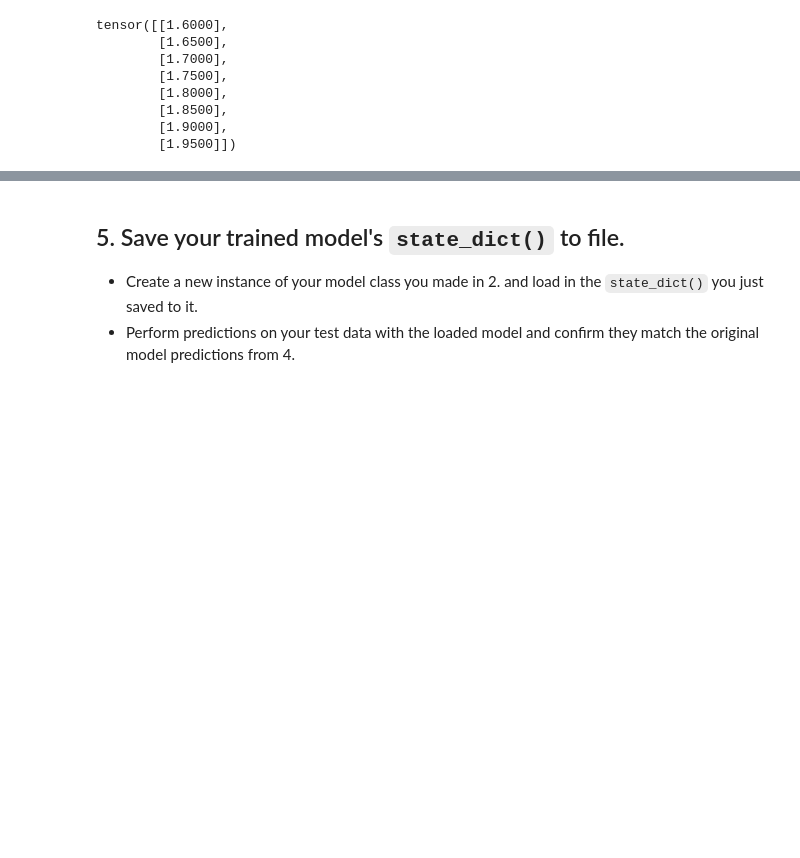
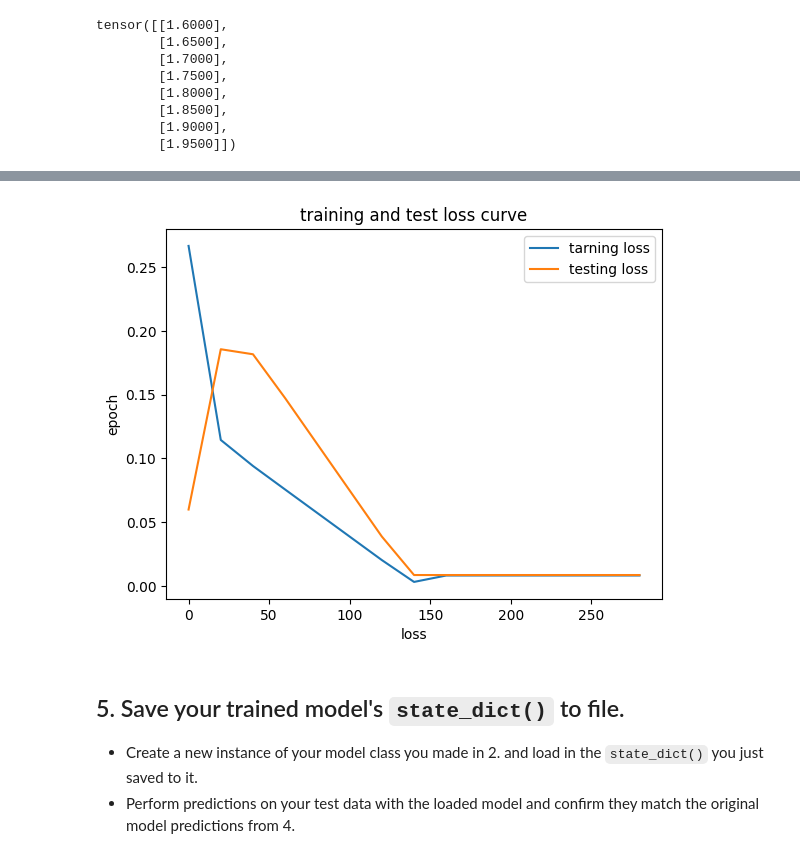
Before and after one commit to saurabhaloneai/Pytorch-complete, a Jupyter notebook: 01_pytorch_workflow_day_1_clean.ipynb, the cells around one changed output, grey strips where cells are left out. Saved outputs shown, nothing was run; the diff lists cells and outputs as text; code cells hidden in the pictures; blank space fills up the shorter version.

```diff
--- a/01_pytorch_workflow_day_1_clean.ipynb
+++ b/01_pytorch_workflow_day_1_clean.ipynb
@@ -301,3 +305,14 @@ plot(predictions = y_new_preds)
+# %%
+## evaluation or tracking between the train and test loss
+
+plt.plot(epoch_count, np.array(torch.tensor(train_loss).numpy()), label = "tarning loss")
+plt.plot(epoch_count, np.array(torch.tensor(test_loss).numpy()), label = "testing loss")
+plt.title("training and test loss curve")
+plt.ylabel("epoch")
+plt.xlabel("loss")
+plt.legend();
+# %% [output]
+[figure, added]
 # %% [markdown]
 ## 5. Save your trained model's `state_dict()` to file.
   * Create a new instance of your model class you made in 2. and load in the `state_dict()` you just saved to it.
```
Also changed, not shown: parts of 12 cells of this notebook.
